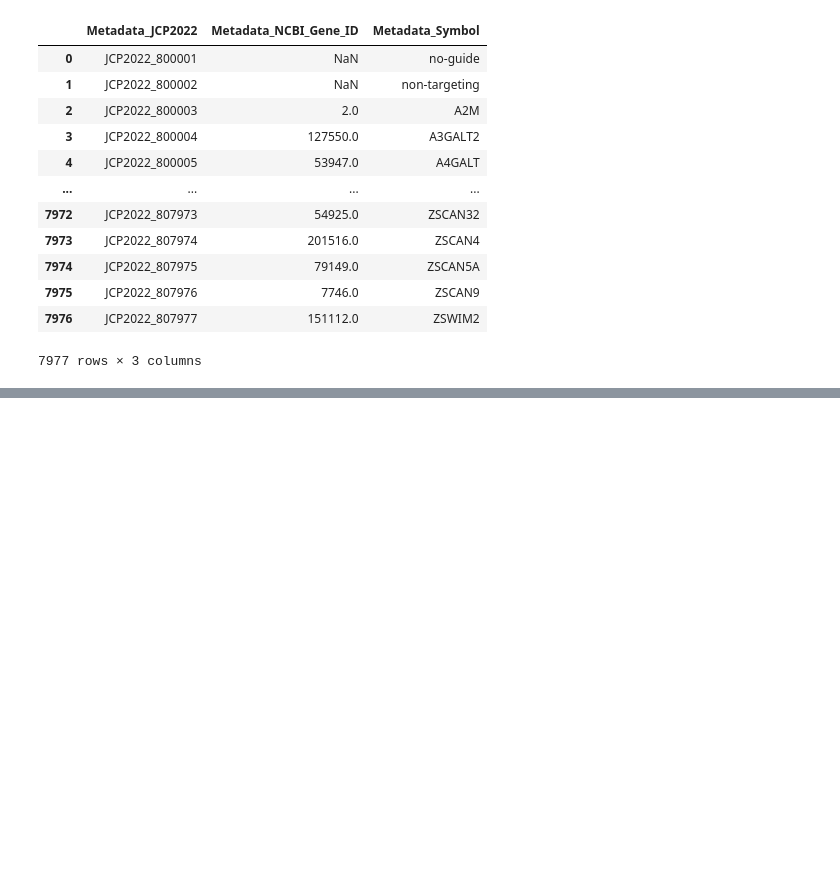
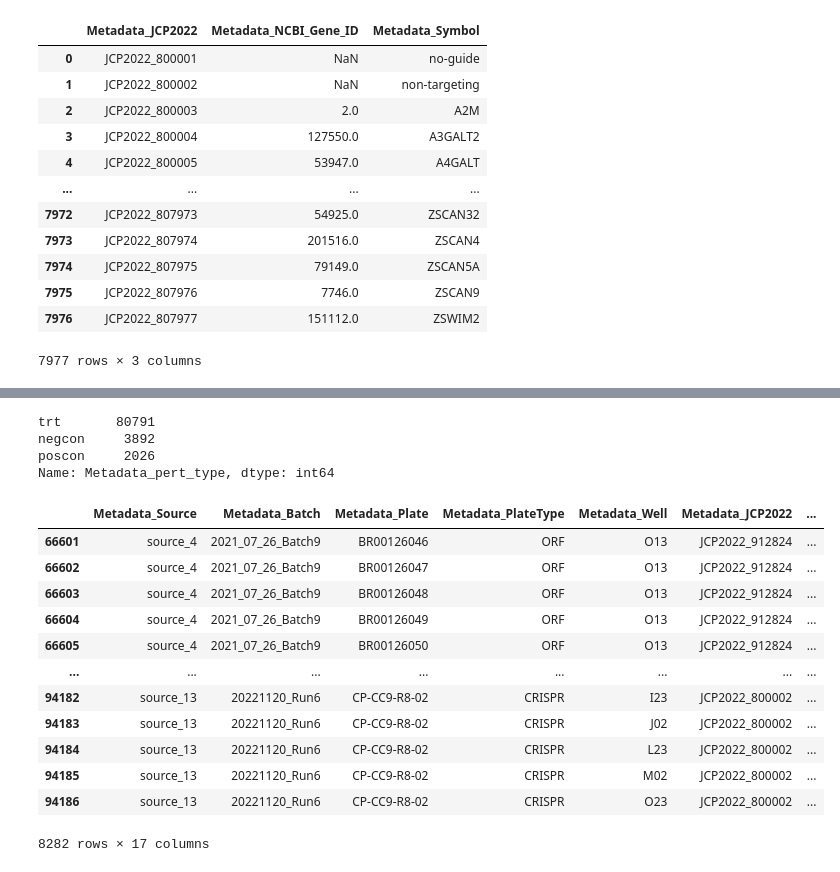
Before and after one commit to Craven-Biostat-Lab/morphology-prediction, a Jupyter notebook: data-loading.ipynb, the cells around one changed output, grey strips where cells are left out. Drawn from its saved outputs; the diff is of its cells as text; code cells hidden in the pictures; blank space fills up the shorter version.

```diff
--- a/data-loading.ipynb
+++ b/data-loading.ipynb
@@ -94,0 +147,23 @@ crispr
+# %%
+genetic_samples.Metadata_pert_type.value_counts()
+# %% [output]
+trt       80791
+negcon     3892
+poscon     2026
+Name: Metadata_pert_type, dtype: int64
+# %%
+genetic_samples[genetic_samples.Metadata_NCBI_Gene_ID.isna()]
+# %% [output]
+|  | Metadata_Source | Metadata_Batch | Metadata_Plate | Metadata_PlateType | Metadata_Well | Metadata_JCP2022 | ... |
+| 66601 | source_4 | 2021_07_26_Batch9 | BR00126046 | ORF | O13 | JCP2022_912824 | ... |
+| 66602 | source_4 | 2021_07_26_Batch9 | BR00126047 | ORF | O13 | JCP2022_912824 | ... |
+| 66603 | source_4 | 2021_07_26_Batch9 | BR00126048 | ORF | O13 | JCP2022_912824 | ... |
+| 66604 | source_4 | 2021_07_26_Batch9 | BR00126049 | ORF | O13 | JCP2022_912824 | ... |
+| 66605 | source_4 | 2021_07_26_Batch9 | BR00126050 | ORF | O13 | JCP2022_912824 | ... |
+| ... | ... | ... | ... | ... | ... | ... | ... |
+| 94182 | source_13 | 20221120_Run6 | CP-CC9-R8-02 | CRISPR | I23 | JCP2022_800002 | ... |
+| 94183 | source_13 | 20221120_Run6 | CP-CC9-R8-02 | CRISPR | J02 | JCP2022_800002 | ... |
+| 94184 | source_13 | 20221120_Run6 | CP-CC9-R8-02 | CRISPR | L23 | JCP2022_800002 | ... |
+| 94185 | source_13 | 20221120_Run6 | CP-CC9-R8-02 | CRISPR | M02 | JCP2022_800002 | ... |
+| 94186 | source_13 | 20221120_Run6 | CP-CC9-R8-02 | CRISPR | O23 | JCP2022_800002 | ... |
+8282 rows × 17 columns
```
Also changed, not shown: parts of 14 cells of this notebook.
